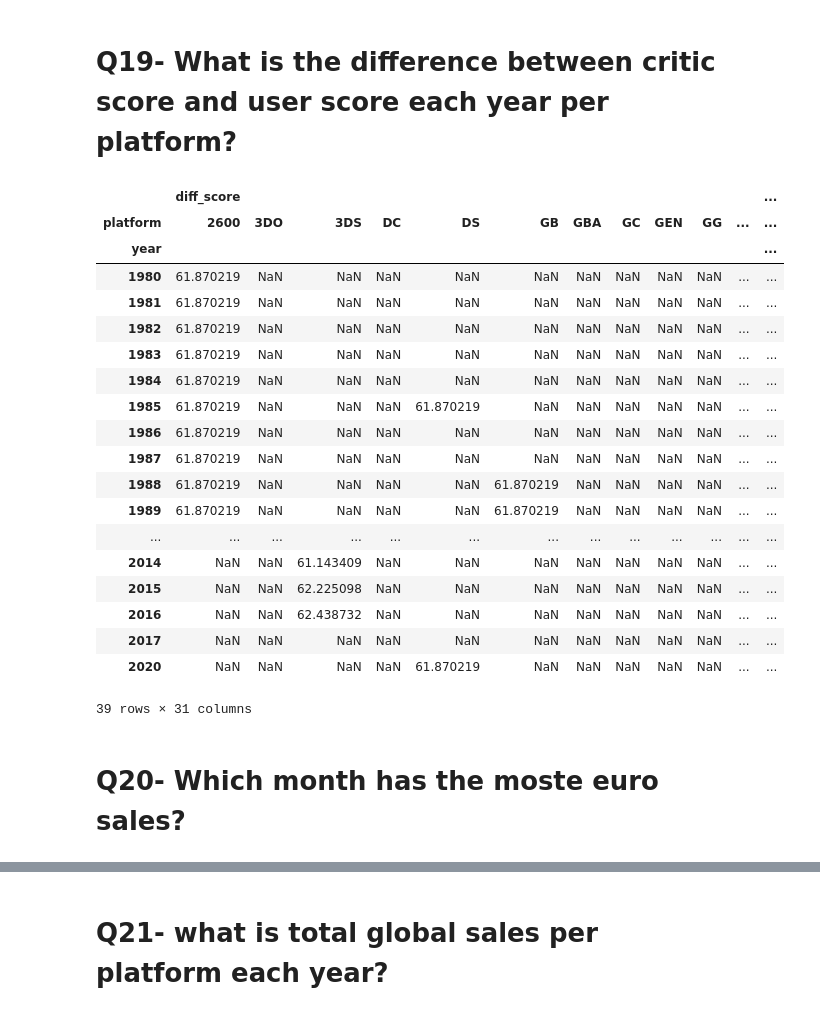
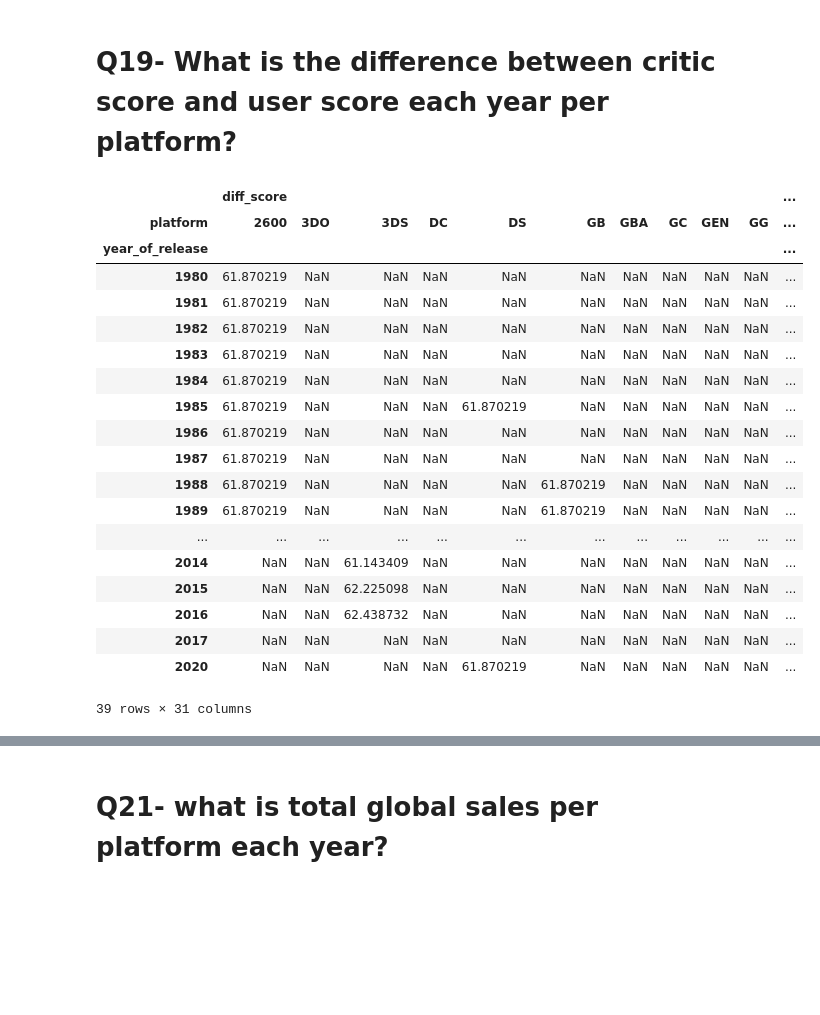
Before and after one commit to Youssef-FahmyEG/Video-Games, a Jupyter notebook: Project_V2.ipynb, the cells around one changed output, grey strips where cells are left out. Saved outputs shown, nothing was run; the diff lists cells and outputs as text; code cells hidden in the pictures; blank space fills up the shorter version.

```diff
--- a/Project_V2.ipynb
+++ b/Project_V2.ipynb
@@ -114,4 +114,5 @@ dtype: int64
 # %%
 df.dropna(subset = ['year_of_release'] , inplace = True) # Drop nulls in year of release column
 # %%
-df['year_of_release'].astype(int) # Change dtype to integer
+df['year_of_release'] = df['year_of_release'].astype(int)
+ # Change dtype to integer
@@ -209,6 +180,4 @@ dtypes: float64(8), int64(1), object(4)
 memory usage: 1.8+ MB
-# %%
-df["year_of_release"] = pd.to_datetime(df["year_of_release"]) # Change dtype to datetime
 # %%
 sales_yearly = df.groupby("year_of_release")["global_sales"].sum()
 plt.plot(sales_yearly.index, sales_yearly.values, color = "black" , marker = "o", markerfacecolor = "red")
@@ -248,7 +190,3 @@ df.duplicated().sum() # Check for duplicates
-# %%
-df['year']= df['year_of_release'].dt.year # create year column
-# %%
-df['month']=df['year_of_release'].dt.month # create  month column
 # %% [markdown]
 ## Statistical Summary
 # %%
@@ -488,28 +425,26 @@ dtype: float64
 # %% [markdown]
 # Q19- What is the difference between critic score and user score each year per platform?
 # %%
-pivoted_df=df.pivot_table(index='year',columns='platform',values=['diff_score'])
+pivoted_df = df.pivot_table(index = "year_of_release",columns = "platform",values  = ["diff_score"])
 pivoted_df
 # %% [output]
-|  | diff_score |  |  |  |  |  |  |  |  |  |  | ... |
-| platform | 2600 | 3DO | 3DS | DC | DS | GB | GBA | GC | GEN | GG | ... | ... |
-| year |  |  |  |  |  |  |  |  |  |  |  | ... |
-| 1980 | 61.870219 | NaN | NaN | NaN | NaN | NaN | NaN | NaN | NaN | NaN | ... | ... |
-| 1981 | 61.870219 | NaN | NaN | NaN | NaN | NaN | NaN | NaN | NaN | NaN | ... | ... |
-| 1982 | 61.870219 | NaN | NaN | NaN | NaN | NaN | NaN | NaN | NaN | NaN | ... | ... |
-| 1983 | 61.870219 | NaN | NaN | NaN | NaN | NaN | NaN | NaN | NaN | NaN | ... | ... |
-| 1984 | 61.870219 | NaN | NaN | NaN | NaN | NaN | NaN | NaN | NaN | NaN | ... | ... |
-| 1985 | 61.870219 | NaN | NaN | NaN | 61.870219 | NaN | NaN | NaN | NaN | NaN | ... | ... |
-| 1986 | 61.870219 | NaN | NaN | NaN | NaN | NaN | NaN | NaN | NaN | NaN | ... | ... |
-| 1987 | 61.870219 | NaN | NaN | NaN | NaN | NaN | NaN | NaN | NaN | NaN | ... | ... |
-| 1988 | 61.870219 | NaN | NaN | NaN | NaN | 61.870219 | NaN | NaN | NaN | NaN | ... | ... |
-| 1989 | 61.870219 | NaN | NaN | NaN | NaN | 61.870219 | NaN | NaN | NaN | NaN | ... | ... |
-| ... | ... | ... | ... | ... | ... | ... | ... | ... | ... | ... | ... | ... |
-| 2014 | NaN | NaN | 61.143409 | NaN | NaN | NaN | NaN | NaN | NaN | NaN | ... | ... |
-| 2015 | NaN | NaN | 62.225098 | NaN | NaN | NaN | NaN | NaN | NaN | NaN | ... | ... |
-| 2016 | NaN | NaN | 62.438732 | NaN | NaN | NaN | NaN | NaN | NaN | NaN | ... | ... |
-| 2017 | NaN | NaN | NaN | NaN | NaN | NaN | NaN | NaN | NaN | NaN | ... | ... |
-| 2020 | NaN | NaN | NaN | NaN | 61.870219 | NaN | NaN | NaN | NaN | NaN | ... | ... |
+|  | diff_score |  |  |  |  |  |  |  |  |  | ... |
+| platform | 2600 | 3DO | 3DS | DC | DS | GB | GBA | GC | GEN | GG | ... |
+| year_of_release |  |  |  |  |  |  |  |  |  |  | ... |
+| 1980 | 61.870219 | NaN | NaN | NaN | NaN | NaN | NaN | NaN | NaN | NaN | ... |
+| 1981 | 61.870219 | NaN | NaN | NaN | NaN | NaN | NaN | NaN | NaN | NaN | ... |
+| 1982 | 61.870219 | NaN | NaN | NaN | NaN | NaN | NaN | NaN | NaN | NaN | ... |
+| 1983 | 61.870219 | NaN | NaN | NaN | NaN | NaN | NaN | NaN | NaN | NaN | ... |
+| 1984 | 61.870219 | NaN | NaN | NaN | NaN | NaN | NaN | NaN | NaN | NaN | ... |
+| 1985 | 61.870219 | NaN | NaN | NaN | 61.870219 | NaN | NaN | NaN | NaN | NaN | ... |
+| 1986 | 61.870219 | NaN | NaN | NaN | NaN | NaN | NaN | NaN | NaN | NaN | ... |
+| 1987 | 61.870219 | NaN | NaN | NaN | NaN | NaN | NaN | NaN | NaN | NaN | ... |
+| 1988 | 61.870219 | NaN | NaN | NaN | NaN | 61.870219 | NaN | NaN | NaN | NaN | ... |
+| 1989 | 61.870219 | NaN | NaN | NaN | NaN | 61.870219 | NaN | NaN | NaN | NaN | ... |
+| ... | ... | ... | ... | ... | ... | ... | ... | ... | ... | ... | ... |
+| 2014 | NaN | NaN | 61.143409 | NaN | NaN | NaN | NaN | NaN | NaN | NaN | ... |
+| 2015 | NaN | NaN | 62.225098 | NaN | NaN | NaN | NaN | NaN | NaN | NaN | ... |
+| 2016 | NaN | NaN | 62.438732 | NaN | NaN | NaN | NaN | NaN | NaN | NaN | ... |
+| 2017 | NaN | NaN | NaN | NaN | NaN | NaN | NaN | NaN | NaN | NaN | ... |
+| 2020 | NaN | NaN | NaN | NaN | 61.870219 | NaN | NaN | NaN | NaN | NaN | ... |
 39 rows × 31 columns
-# %% [markdown]
-# Q20- Which month has the moste euro sales?
```
Also changed, not shown: parts of 23 cells of this notebook.
